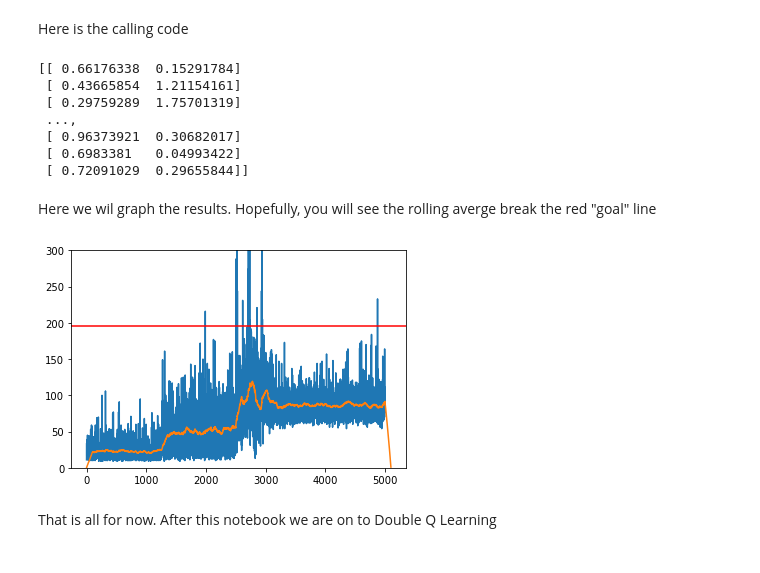
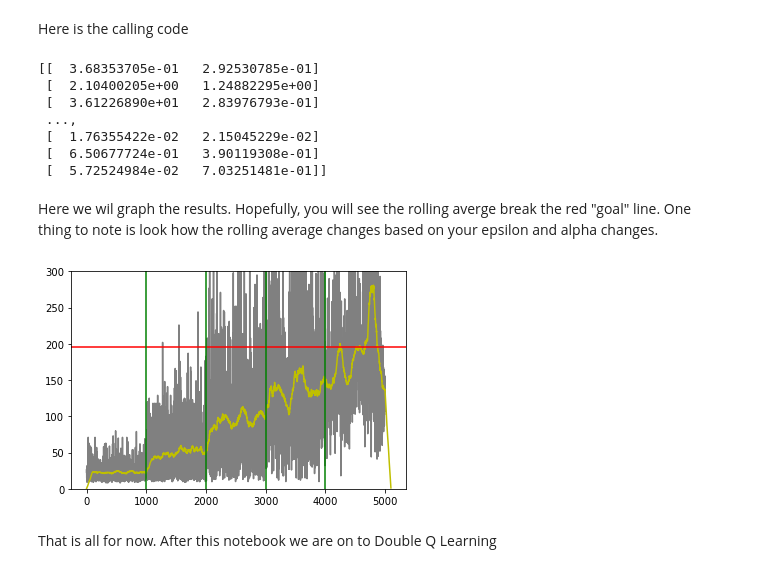
Before and after one commit to ehennis/ReinforcementLearning, a Jupyter notebook: 02-QLearning.ipynb, the cells around one changed output. Saved outputs shown, nothing was run; the diff lists cells and outputs as text; code cells hidden in the pictures.

Commit message:
Changed up the epsilon values and it now passes

```diff
--- a/02-QLearning.ipynb
+++ b/02-QLearning.ipynb
@@ -404,13 +404,19 @@ def learning_schedule(e, max_episode):
 # %%
 #Action selection AKA explore/exploit. Much like the learning rate this can either burn down or step down
 def action_selection(state, Q, e, max_episodes):
-    #Do the first 1/4 ALL explore
-    #Do the next 1/4 50%
-    #Do the last 1/2 ALL exploit
-    if e < max_episodes/4:
+    #0-1k: 100% explore
+    #1k-2k: 80%
+    #2k-3k: 75%
+    #3k-4k: 50%
+    #4k-5k: 0%
+    if e < 1000:
         epsilon = 0.99
-    elif e < max_episodes/2:
-        epsilon = 0.5
+    elif e < 2000:
+        epsilon = 0.50
+    elif e < 3000:
+        epsilon = 0.25
+    elif e < 4000:
+        epsilon = 0.05
     else:
         epsilon = 0
     action = np.random.randint(Q.shape[1]) if np.random.random() < epsilon else np.argmax(Q[state])
@@ -507,24 +513,29 @@ Q, rewards = q_learning_continuous(envCartPole, buckets)
 envCartPole.close()
 print(Q) #Here is the Q table. It will only print part of it but it shows the 2 actions per state
 # %% [output]
-[[ 0.66176338  0.15291784]
- [ 0.43665854  1.21154161]
- [ 0.29759289  1.75701319]
+[[  3.68353705e-01   2.92530785e-01]
+ [  2.10400205e+00   1.24882295e+00]
+ [  3.61226890e+01   2.83976793e-01]
  ...,
- [ 0.96373921  0.30682017]
- [ 0.6983381   0.04993422]
- [ 0.72091029  0.29655844]]
+ [  1.76355422e-02   2.15045229e-02]
+ [  6.50677724e-01   3.90119308e-01]
+ [  5.72524984e-02   7.03251481e-01]]
 # %% [markdown]
-Here we wil graph the results. Hopefully, you will see the rolling averge break the red "goal" line
+Here we wil graph the results. Hopefully, you will see the rolling averge break the red "goal" line. One thing to note is look how the rolling average changes based on your epsilon and alpha changes.
 # %%
 rolling_average = np.convolve(rewards, np.ones(100)/100)
 
-plt.plot(rewards)
-plt.plot(rolling_average)
+plt.plot(rewards, color='grey')
+plt.plot(rolling_average, color='y')
 plt.axhline(y=195, color='r', linestyle='-') #Solved Line
+#NOTE: These are the epsilon changes in my original code
+plt.axvline(x=1000, color='g', linestyle='-')
+plt.axvline(x=2000, color='g', linestyle='-')
+plt.axvline(x=3000, color='g', linestyle='-')
+plt.axvline(x=4000, color='g', linestyle='-')
 plt.ylim( (0,300) )
 plt.show()
 # %% [output]
-[figure, old version]
+[figure, new version]
 # %% [markdown]
 That is all for now. After this notebook we are on to Double Q Learning
```
Also changed, not shown: parts of 1 cell of this notebook.
